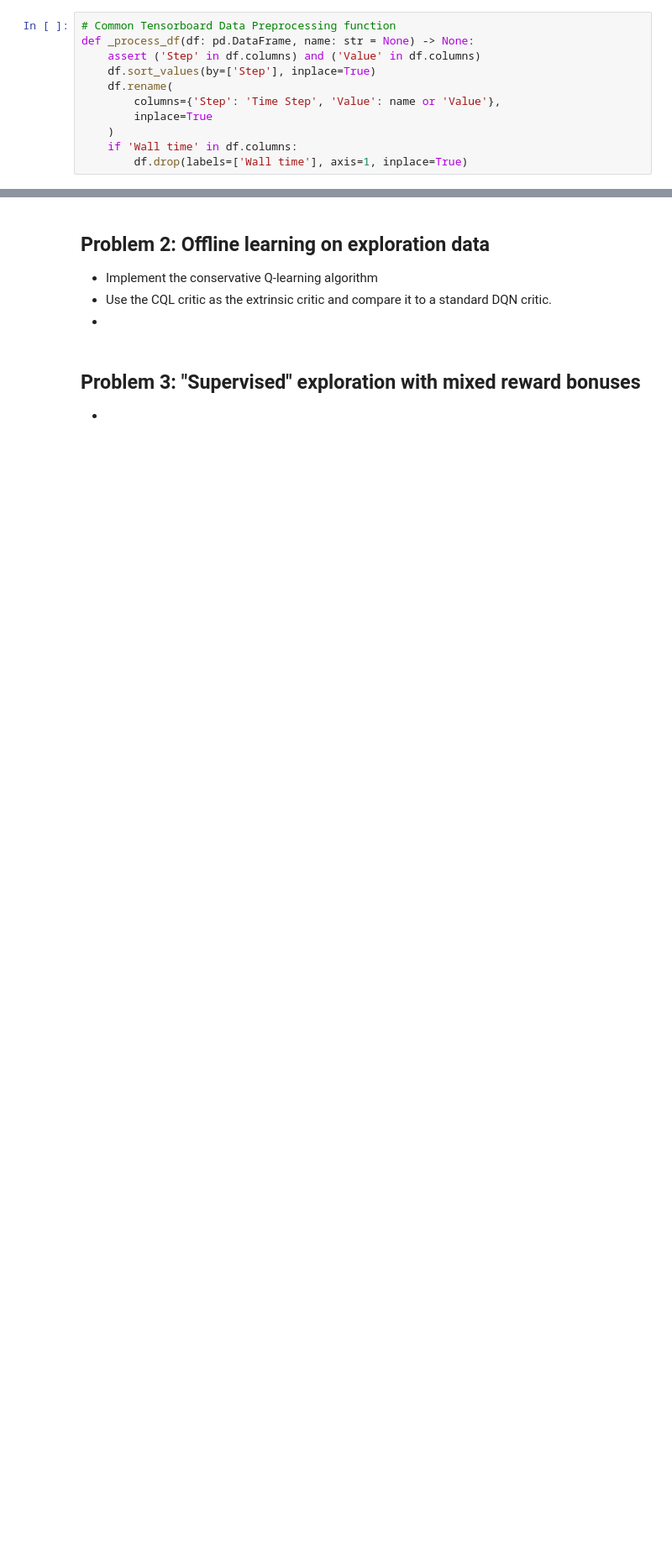
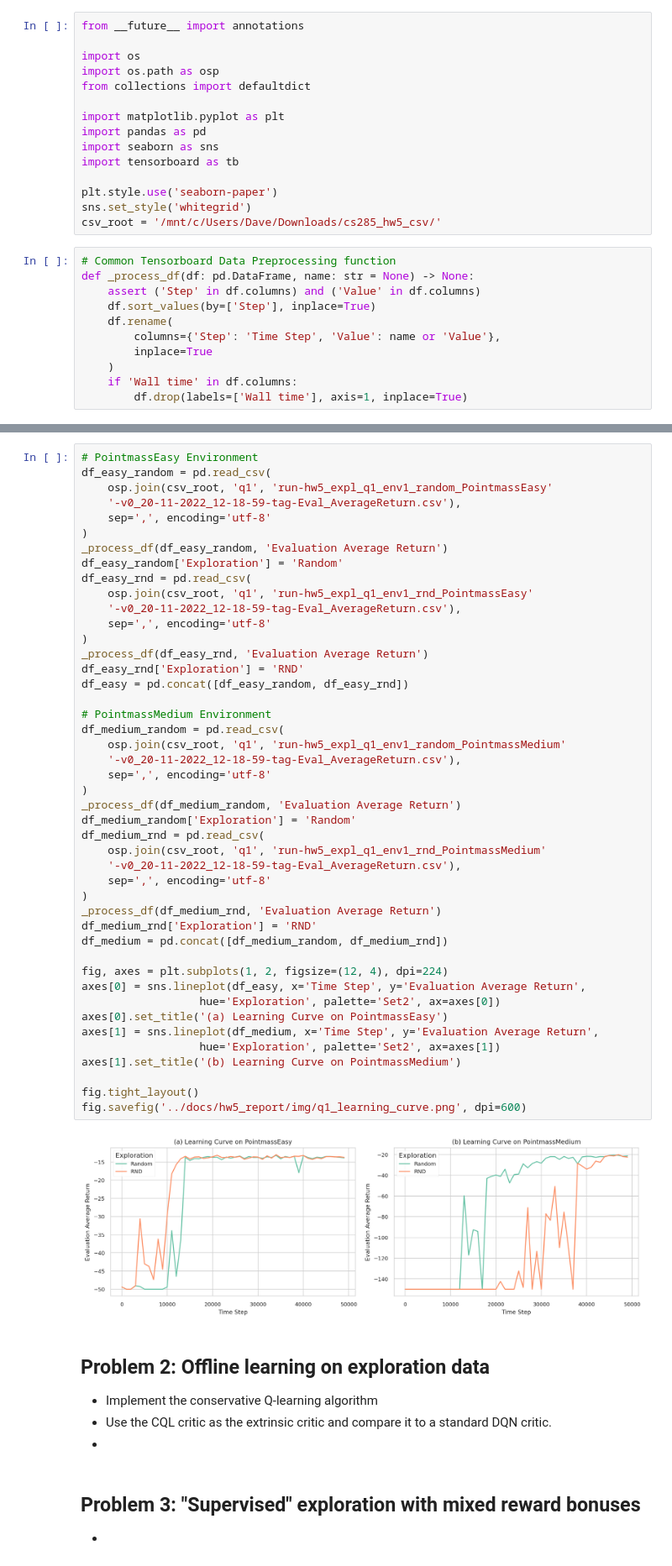
Before and after one commit to ChocolateDave/cs285_homework_fall2022, a Jupyter notebook: notebooks/hw5_analysis.ipynb, the cells around one changed output, grey strips where cells are left out. Shown at 84% size. Saved outputs shown, nothing was run; the diff lists cells and outputs as text; blank space fills up the shorter version.

```diff
--- a/notebooks/hw5_analysis.ipynb
+++ b/notebooks/hw5_analysis.ipynb
@@ -13,3 +9,18 @@ import pandas as pd
+# %%
+from __future__ import annotations
+
+import os
+import os.path as osp
+from collections import defaultdict
+
+import matplotlib.pyplot as plt
+import pandas as pd
+import seaborn as sns
+import tensorboard as tb
+
+plt.style.use('seaborn-paper')
+sns.set_style('whitegrid')
+csv_root = '/mnt/c/Users/Dave/Downloads/cs285_hw5_csv/'
 # %%
 # Common Tensorboard Data Preprocessing function
 def _process_df(df: pd.DataFrame, name: str = None) -> None:
@@ -31,3 +42,50 @@ def _process_df(df: pd.DataFrame, name: str = None) -> None:
+# %%
+# PointmassEasy Environment
+df_easy_random = pd.read_csv(
+    osp.join(csv_root, 'q1', 'run-hw5_expl_q1_env1_random_PointmassEasy'
+    '-v0_20-11-2022_12-18-59-tag-Eval_AverageReturn.csv'),
+    sep=',', encoding='utf-8'
+)
+_process_df(df_easy_random, 'Evaluation Average Return')
+df_easy_random['Exploration'] = 'Random'
+df_easy_rnd = pd.read_csv(
+    osp.join(csv_root, 'q1', 'run-hw5_expl_q1_env1_rnd_PointmassEasy'
+    '-v0_20-11-2022_12-18-59-tag-Eval_AverageReturn.csv'),
+    sep=',', encoding='utf-8'
+)
+_process_df(df_easy_rnd, 'Evaluation Average Return')
+df_easy_rnd['Exploration'] = 'RND'
+df_easy = pd.concat([df_easy_random, df_easy_rnd])
+
+# PointmassMedium Environment
+df_medium_random = pd.read_csv(
+    osp.join(csv_root, 'q1', 'run-hw5_expl_q1_env1_random_PointmassMedium'
+    '-v0_20-11-2022_12-18-59-tag-Eval_AverageReturn.csv'),
+    sep=',', encoding='utf-8'
+)
+_process_df(df_medium_random, 'Evaluation Average Return')
+df_medium_random['Exploration'] = 'Random'
+df_medium_rnd = pd.read_csv(
+    osp.join(csv_root, 'q1', 'run-hw5_expl_q1_env1_rnd_PointmassMedium'
+    '-v0_20-11-2022_12-18-59-tag-Eval_AverageReturn.csv'),
+    sep=',', encoding='utf-8'
+)
+_process_df(df_medium_rnd, 'Evaluation Average Return')
+df_medium_rnd['Exploration'] = 'RND'
+df_medium = pd.concat([df_medium_random, df_medium_rnd])
+
+fig, axes = plt.subplots(1, 2, figsize=(12, 4), dpi=224)
+axes[0] = sns.lineplot(df_easy, x='Time Step', y='Evaluation Average Return',
+                  hue='Exploration', palette='Set2', ax=axes[0])
+axes[0].set_title('(a) Learning Curve on PointmassEasy')
+axes[1] = sns.lineplot(df_medium, x='Time Step', y='Evaluation Average Return',
+                  hue='Exploration', palette='Set2', ax=axes[1])
+axes[1].set_title('(b) Learning Curve on PointmassMedium')
+
+fig.tight_layout()
+fig.savefig('../docs/hw5_report/img/q1_learning_curve.png', dpi=600)
+# %% [output]
+[figure, added]
 # %% [markdown]
 ## Problem 2: Offline learning on exploration data
 
```
Also changed, not shown: parts of 5 cells of this notebook, 12 other files.
